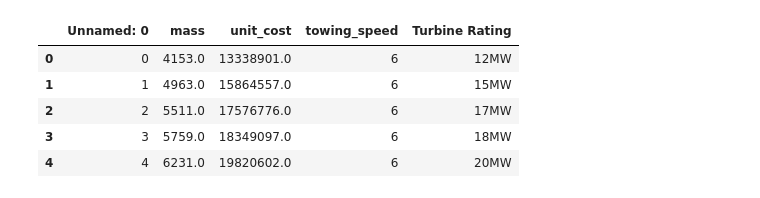
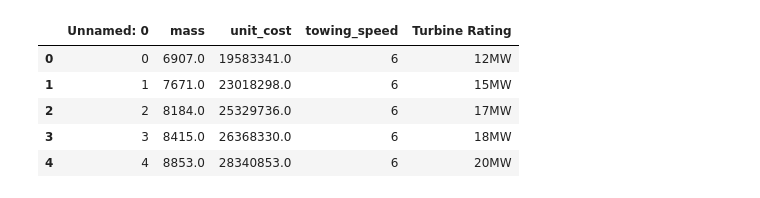
Before and after one commit to nRiccobo/ORBIT, a Jupyter notebook: examples/plot_semisub_analysis.ipynb, the cells around one changed output. Drawn from its saved outputs; the diff is of its cells as text; code cells hidden in the pictures.

```diff
--- a/examples/plot_semisub_analysis.ipynb
+++ b/examples/plot_semisub_analysis.ipynb
@@ -26,15 +87,23 @@ Upscaled Radius:  [107. 120. 128. 139.] m
 # %%
 outputs_dir = os.path.join(os.getcwd(), 'outputs')
+
 baseline_file = "orbit_semisub_cost_model_baseline.csv"
 baseline_df = pd.read_csv(os.path.join(outputs_dir, baseline_file))
 
-custom_file = "orbit_semisub_cost_model_custom.csv"
-custom_df = pd.read_csv(os.path.join(outputs_dir, custom_file))
-custom_df.tail()
+custom_OC4_file = "orbit_semisub_cost_model_custom_OC4.csv"
+custom_OC4_df = pd.read_csv(os.path.join(outputs_dir, custom_OC4_file))
+
+custom_IEA_file = "orbit_semisub_cost_model_custom_IEA.csv"
+custom_IEA_df = pd.read_csv(os.path.join(outputs_dir, custom_IEA_file))
+
+custom_IEA2_file = "orbit_semisub_cost_model_custom_IEA2.csv"
+custom_IEA2_df = pd.read_csv(os.path.join(outputs_dir, custom_IEA2_file))
+
+custom_IEA_df.tail()
 # %% [output]
 |  | Unnamed: 0 | mass | unit_cost | towing_speed | Turbine Rating |
-| 0 | 0 | 4153.0 | 13338901.0 | 6 | 12MW |
-| 1 | 1 | 4963.0 | 15864557.0 | 6 | 15MW |
-| 2 | 2 | 5511.0 | 17576776.0 | 6 | 17MW |
-| 3 | 3 | 5759.0 | 18349097.0 | 6 | 18MW |
-| 4 | 4 | 6231.0 | 19820602.0 | 6 | 20MW |
+| 0 | 0 | 6907.0 | 19583341.0 | 6 | 12MW |
+| 1 | 1 | 7671.0 | 23018298.0 | 6 | 15MW |
+| 2 | 2 | 8184.0 | 25329736.0 | 6 | 17MW |
+| 3 | 3 | 8415.0 | 26368330.0 | 6 | 18MW |
+| 4 | 4 | 8853.0 | 28340853.0 | 6 | 20MW |
```
Also changed, not shown: parts of 10 cells of this notebook, 4 other files.
